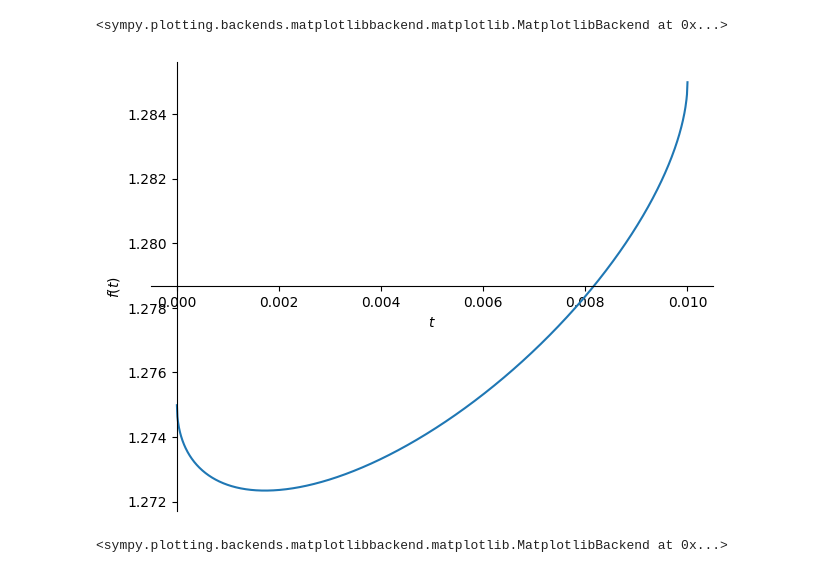
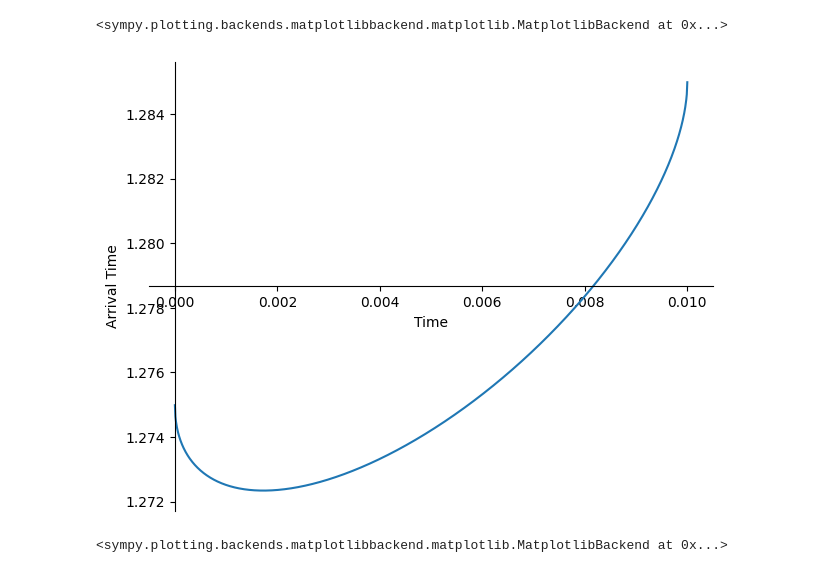
Before and after one commit to alvazi2/RelativisticIllumination, a Jupyter notebook: MoonSweep.ipynb, the cells around one changed output. Cells and saved outputs as stored; diff of their text form; code cells hidden in the pictures.

```diff
--- a/MoonSweep.ipynb
+++ b/MoonSweep.ipynb
@@ -163,7 +163,7 @@ plot(arrivalTimeMoon(t), (t, 0.0001, sweepDuration), xscale='log', yscale='log')
 <sympy.plotting.backends.matplotlibbackend.matplotlib.MatplotlibBackend at 0x...>
 # %%
 # Full plot of arrival time vs "start time"
-plot(arrivalTimeMoon(t), (t, 0, sweepDuration))
+plot(arrivalTimeMoon(t), (t, 0, sweepDuration), xlabel='Time', ylabel='Arrival Time')
 # %% [output]
-[figure, old version]
+[figure, new version]
 <sympy.plotting.backends.matplotlibbackend.matplotlib.MatplotlibBackend at 0x...>
```
Also changed, not shown: parts of 1 cell of this notebook.
